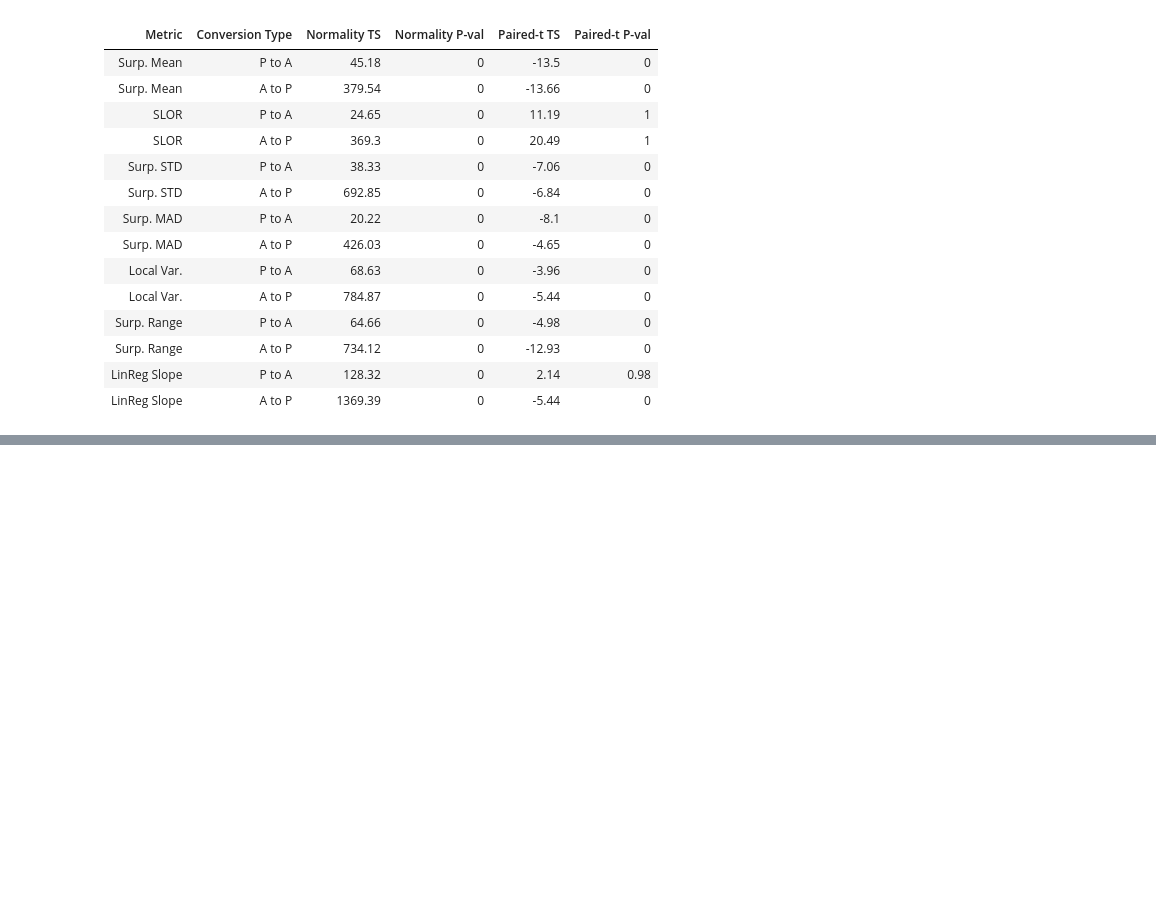
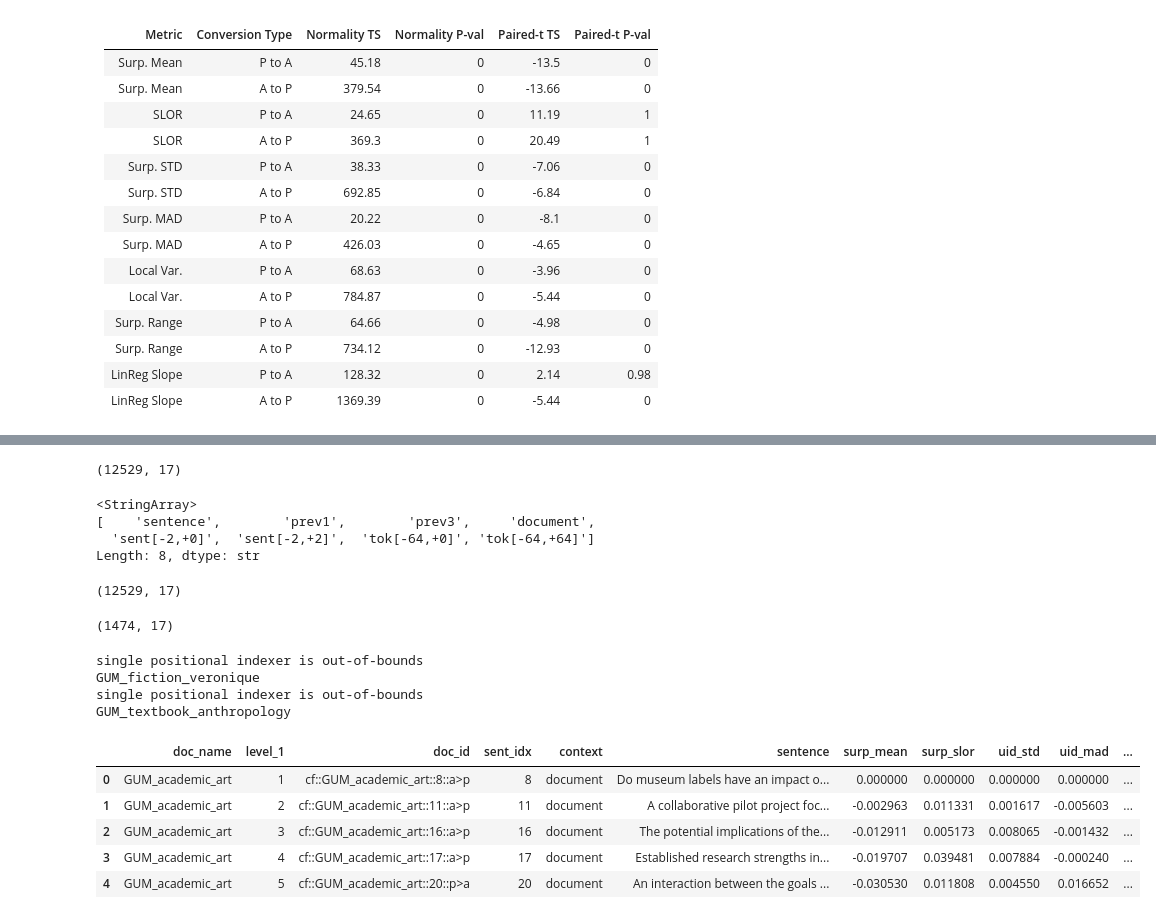
Before and after one commit to NolanChai/active-passive-alternations, a Jupyter notebook: notebooks/UID_analysis.ipynb, the cells around one changed output, grey strips where cells are left out. Cells and saved outputs as stored; diff of their text form; code cells hidden in the pictures; blank space fills up the shorter version.

```diff
--- a/notebooks/UID_analysis.ipynb
+++ b/notebooks/UID_analysis.ipynb
@@ -503,0 +542,30 @@ display(Markdown(content))
+# %%
+uid_df[['factual', 'doc_name', 'conv_idx', 'conversion']] = uid_df['doc_id'].str.split("::", expand=True)
+uid_df['conv_idx'] = uid_df['conv_idx'].astype(int)
+uid_df['sent_idx'] = uid_df['sent_idx'].astype(int)
+uid_df.shape
+# %% [output]
+(12529, 17)
+# %%
+uid_df['context'].unique()
+# %% [output]
+<StringArray>
+[    'sentence',        'prev1',        'prev3',     'document',
+  'sent[-2,+0]',  'sent[-2,+2]',  'tok[-64,+0]', 'tok[-64,+64]']
+Length: 8, dtype: str
+# %%
+sents_of_interest = uid_df.groupby("doc_name").apply(extract_sents_of_interest_document_lvl).reset_index().drop(columns="level_1")
+sents_of_interest.shape
+# %% [output]
+(12529, 17)
+# %%
+cf_comparison = sents_of_interest[sents_of_interest['context']==context_lvl]#.drop(columns=['raw_surps', 'raw_uni_surps'])
+cf_comparison['factual'] = cf_comparison['factual'] == 'f'
+cf_comparison = cf_comparison.groupby(['doc_id', 'sent_idx']).first().sort_values(by=['doc_name', 'sent_idx']).reset_index()
+cf_comparison = cf_comparison.groupby('doc_name').filter(lambda g: g.shape[0] > 1)
+map_conversion = lambda conv: 'A to P' if conv == 'a>p' else 'P to A' if conv == 'p>a' else conv
+cf_comparison['conversion'] = cf_comparison['conversion'].apply(map_conversion)
+cf_comparison.shape
+# cf_comparison.sort_values(['doc_name', 'sent_idx']).head()
+# %% [output]
+(1474, 17)
@@ -503,0 +575,30 @@ display(Markdown(content))
+# %%
+for name in cf_comparison['doc_name'].unique():
+    try:
+        group = cf_comparison[cf_comparison['doc_name'] == name]
+        factual_values = group[group['factual']].iloc[0]
+        counterfactual_values = group[~group['factual']]
+        counterfactual_values[metrics] = factual_values[metrics] - counterfactual_values[metrics]
+    except Exception as e:
+        print(e)
+        print(name)
+# %% [output]
+single positional indexer is out-of-bounds
+GUM_fiction_veronique
+single positional indexer is out-of-bounds
+GUM_textbook_anthropology
+# %%
+pw_diffs = (cf_comparison
+            .groupby(['doc_name'])
+            .apply(process_diffs)
+            .reset_index())
+for metric in metrics:
+    pw_diffs[metric] = pw_diffs[metric].astype(float)
+pw_diffs.head()
+# %% [output]
+|  | doc_name | level_1 | doc_id | sent_idx | context | sentence | surp_mean | surp_slor | uid_std | uid_mad | ... |
+| 0 | GUM_academic_art | 1 | cf::GUM_academic_art::8::a>p | 8 | document | Do museum labels have an impact o... | 0.000000 | 0.000000 | 0.000000 | 0.000000 | ... |
+| 1 | GUM_academic_art | 2 | cf::GUM_academic_art::11::a>p | 11 | document | A collaborative pilot project foc... | -0.002963 | 0.011331 | 0.001617 | -0.005603 | ... |
+| 2 | GUM_academic_art | 3 | cf::GUM_academic_art::16::a>p | 16 | document | The potential implications of the... | -0.012911 | 0.005173 | 0.008065 | -0.001432 | ... |
+| 3 | GUM_academic_art | 4 | cf::GUM_academic_art::17::a>p | 17 | document | Established research strengths in... | -0.019707 | 0.039481 | 0.007884 | -0.000240 | ... |
+| 4 | GUM_academic_art | 5 | cf::GUM_academic_art::20::p>a | 20 | document | An interaction between the goals ... | -0.030530 | 0.011808 | 0.004550 | 0.016652 | ... |
```
Also changed, not shown: parts of 22 cells of this notebook.
